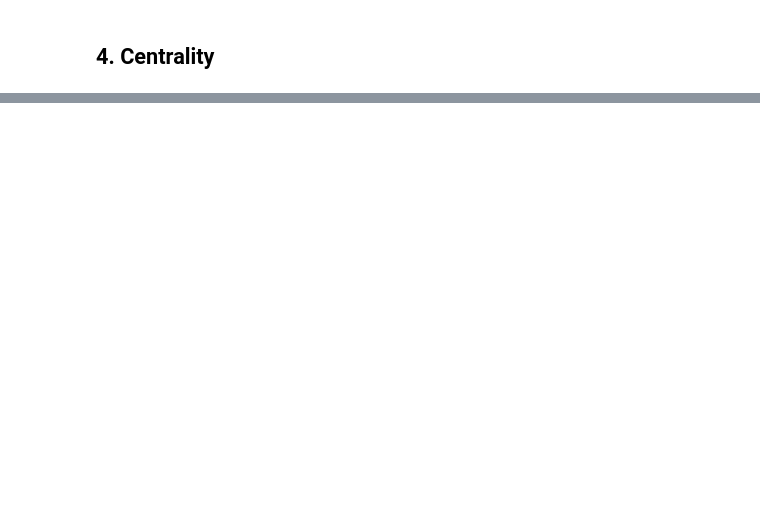
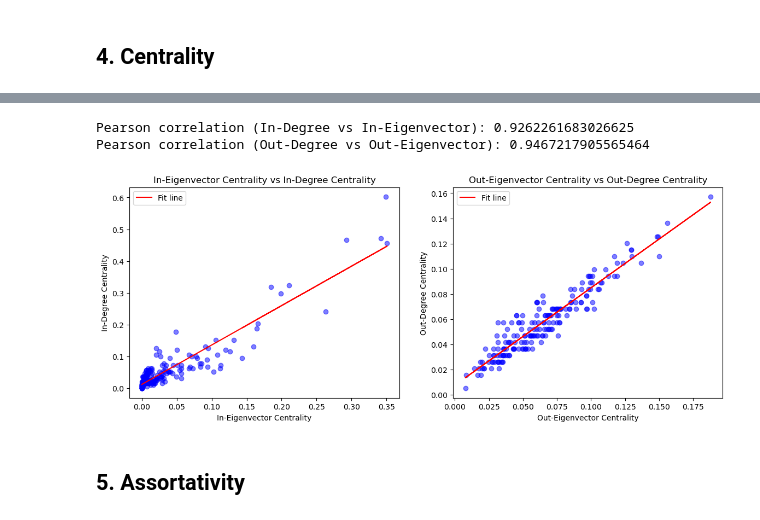
Before and after one commit to joaommata/WorldGraph, a Jupyter notebook: analysis.ipynb, the cells around one changed output, grey strips where cells are left out. Drawn from its saved outputs; the diff is of its cells as text; code cells hidden in the pictures; blank space fills up the shorter version.

```diff
--- a/analysis.ipynb
+++ b/analysis.ipynb
@@ -210,0 +304,12 @@ print("Pearson correlation (In-Degree):", pearson_in[0])
+# %%
+ineig_c = nx.eigenvector_centrality(G, max_iter=1000, tol=1e-06)
+top5_in = sorted(ineig_c.items(), key=lambda x: x[1], reverse=True)
+print("Top 5 nodes by in-eigenvector centrality:")
+for node, value in top5_in[:5]:
+    print(f"{node}: {value:.4f}")
+
+outeig_c = nx.eigenvector_centrality(G.reverse(), max_iter=1000, tol=1e-06)
+top5_out = sorted(outeig_c.items(), key=lambda x: x[1], reverse=True)
+print("\nTop 5 nodes by out-eigenvector centrality:")
+for node, value in top5_out[:5]:
+    print(f"{node}: {value:.4f}")
@@ -210,0 +374,32 @@ print("Pearson correlation (In-Degree):", pearson_in[0])
+# %%
+ineig_c_list = list(ineig_c.values())
+outeig_c_list = list(outeig_c.values())
+
+pearson_corr_in = pearsonr(ineig_c_list, indegree_c_list)
+pearson_corr_out = pearsonr(outeig_c_list, outdegree_c_list)
+print("Pearson correlation (In-Degree vs In-Eigenvector):", pearson_corr_in[0])
+print("Pearson correlation (Out-Degree vs Out-Eigenvector):", pearson_corr_out[0])
+
+fig, axes = plt.subplots(1, 2, figsize=(14, 5))
+axes[0].scatter(ineig_c_list, indegree_c_list, alpha=0.5, c='blue')
+slope, intercept = np.polyfit(ineig_c_list, indegree_c_list, 1)
+axes[0].plot(ineig_c_list, slope * np.array(ineig_c_list) + intercept, color='red', label='Fit line')
+axes[0].set_title(f"In-Eigenvector Centrality vs In-Degree Centrality")
+axes[0].set_xlabel("In-Eigenvector Centrality")
+axes[0].set_ylabel("In-Degree Centrality")
+axes[0].legend()
+
+axes[1].scatter(outeig_c_list, outdegree_c_list, alpha=0.5, c='blue')
+slope, intercept = np.polyfit(outeig_c_list, outdegree_c_list, 1)
+axes[1].plot(outeig_c_list, slope * np.array(outeig_c_list) + intercept, color='red', label='Fit line')
+axes[1].set_title(f"Out-Eigenvector Centrality vs Out-Degree Centrality")
+axes[1].set_xlabel("Out-Eigenvector Centrality")
+axes[1].set_ylabel("Out-Degree Centrality")
+axes[1].legend()
+plt.show()
+# %% [output]
+Pearson correlation (In-Degree vs In-Eigenvector): 0.9262261683026625
+Pearson correlation (Out-Degree vs Out-Eigenvector): 0.9467217905565464
+[figure, added]
+# %% [markdown]
+## 5. Assortativity
```
Also changed, not shown: parts of 46 cells of this notebook, 1 other file.
